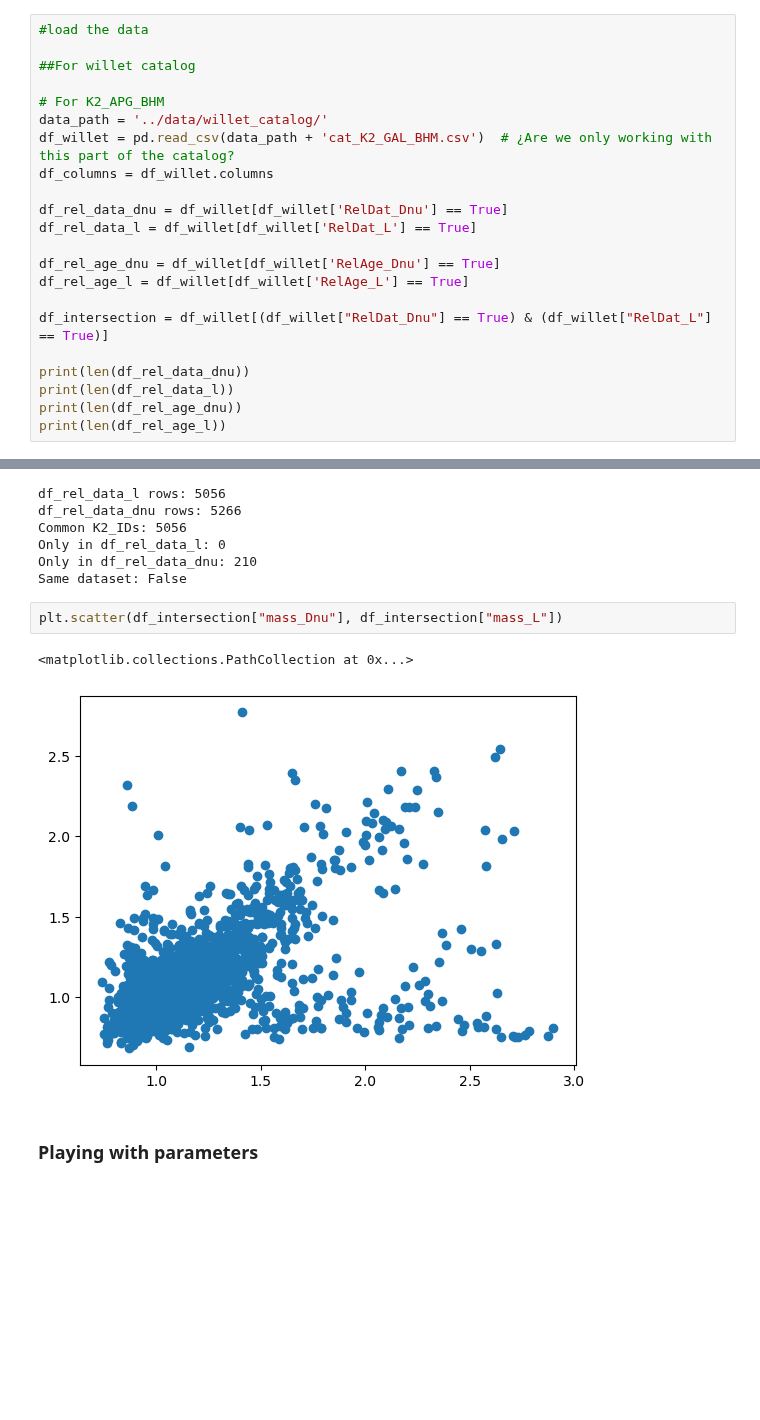
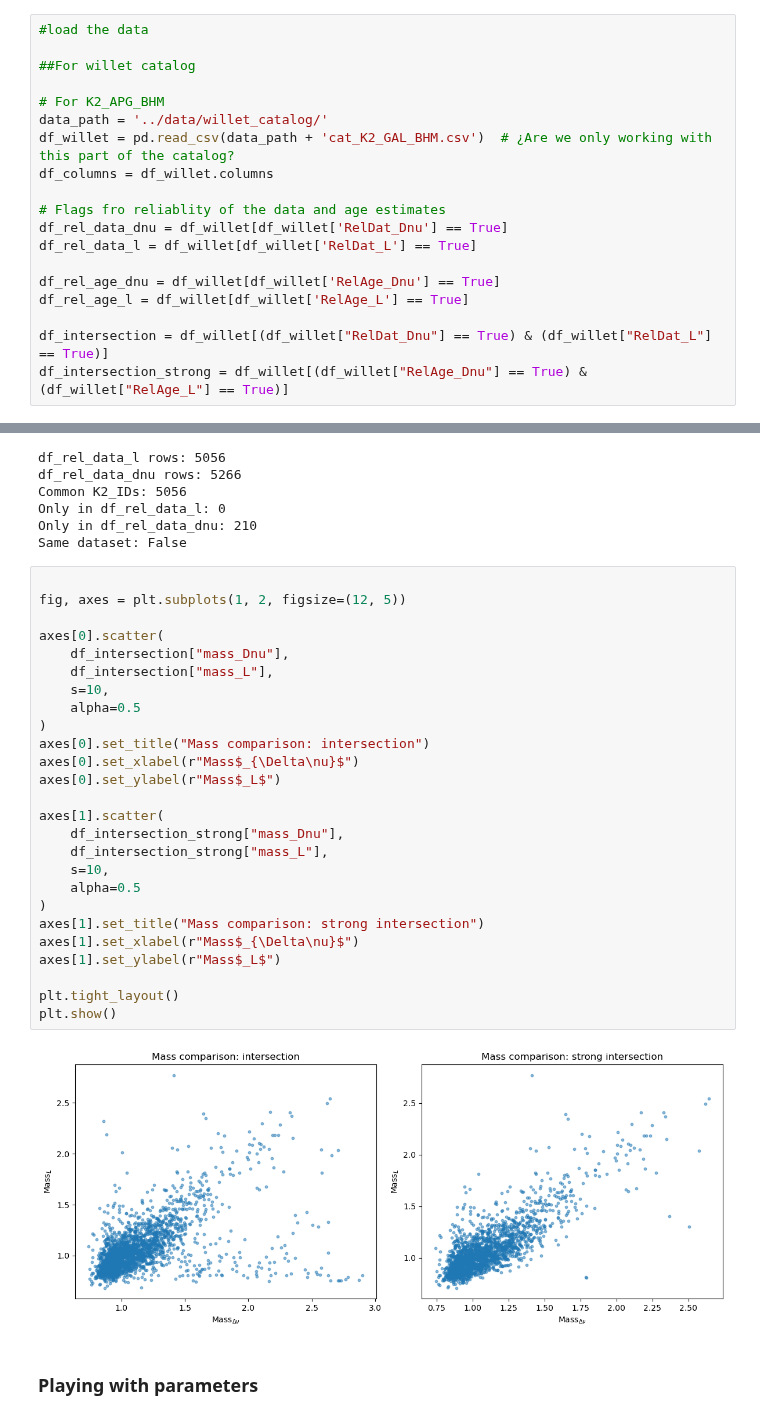
Before and after one commit to juanpabloidarraga/master_thesis, a Jupyter notebook: code/playing_willet.ipynb, the cells around one changed output, grey strips where cells are left out. Drawn from its saved outputs; the diff is of its cells as text; blank space fills up the shorter version.

```diff
--- a/code/playing_willet.ipynb
+++ b/code/playing_willet.ipynb
@@ -20,6 +18,7 @@ data_path = '../data/willet_catalog/'
 df_willet = pd.read_csv(data_path + 'cat_K2_GAL_BHM.csv')  # ¿Are we only working with this part of the catalog?
 df_columns = df_willet.columns
 
+# Flags fro reliablity of the data and age estimates
 df_rel_data_dnu = df_willet[df_willet['RelDat_Dnu'] == True]
 df_rel_data_l = df_willet[df_willet['RelDat_L'] == True]
 
@@ -27,11 +26,7 @@ df_rel_age_dnu = df_willet[df_willet['RelAge_Dnu'] == True]
 df_rel_age_l = df_willet[df_willet['RelAge_L'] == True]
 
 df_intersection = df_willet[(df_willet["RelDat_Dnu"] == True) & (df_willet["RelDat_L"] == True)]
-
-print(len(df_rel_data_dnu))
-print(len(df_rel_data_l))
-print(len(df_rel_age_dnu))
-print(len(df_rel_age_l))
+df_intersection_strong = df_willet[(df_willet["RelAge_Dnu"] == True) & (df_willet["RelAge_L"] == True)]
 # %% [output]
 5266
 5056
@@ -250,10 +267,33 @@ Only in df_rel_data_l: 0
 Only in df_rel_data_dnu: 210
 Same dataset: False
 # %%
-plt.scatter(df_intersection["mass_Dnu"], df_intersection["mass_L"])
+
+fig, axes = plt.subplots(1, 2, figsize=(12, 5))
+
+axes[0].scatter(
+    df_intersection["mass_Dnu"],
+    df_intersection["mass_L"],
+    s=10,
+    alpha=0.5
+)
+axes[0].set_title("Mass comparison: intersection")
+axes[0].set_xlabel(r"Mass$_{\Delta\nu}$")
+axes[0].set_ylabel(r"Mass$_L$")
+
+axes[1].scatter(
+    df_intersection_strong["mass_Dnu"],
+    df_intersection_strong["mass_L"],
+    s=10,
+    alpha=0.5
+)
+axes[1].set_title("Mass comparison: strong intersection")
+axes[1].set_xlabel(r"Mass$_{\Delta\nu}$")
+axes[1].set_ylabel(r"Mass$_L$")
+
+plt.tight_layout()
+plt.show()
 # %% [output]
-<matplotlib.collections.PathCollection at 0x...>
-[figure, old version]
+[figure, new version]
 # %% [markdown]
 ### Playing with parameters
 # %%
```
Also changed, not shown: parts of 8 cells of this notebook, 4 other files.
